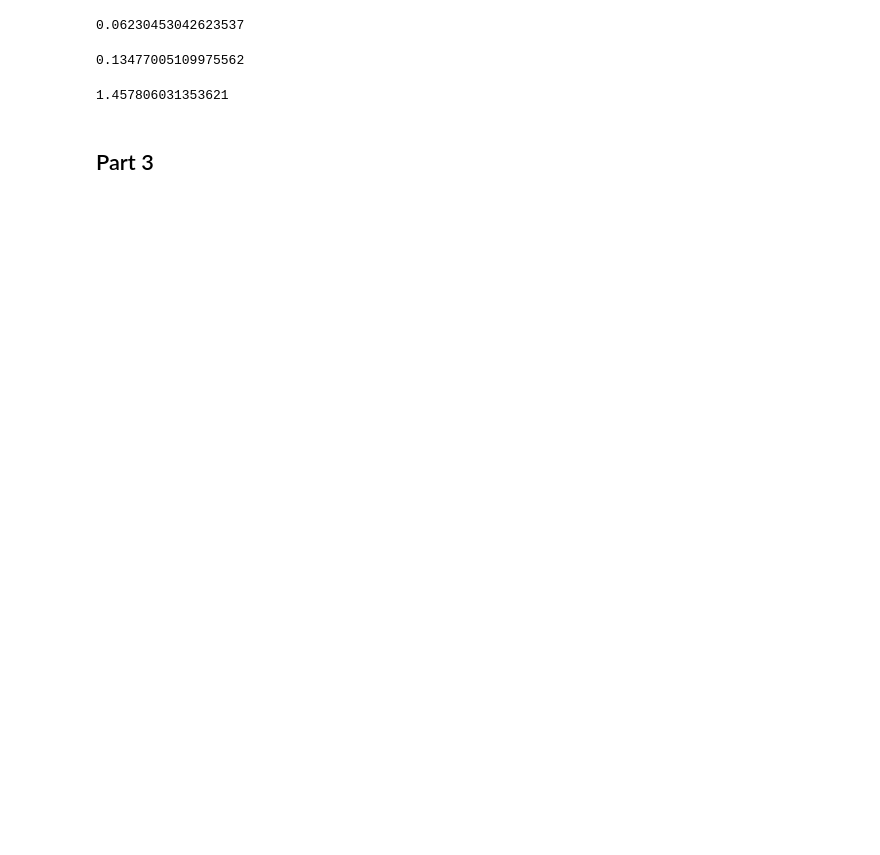
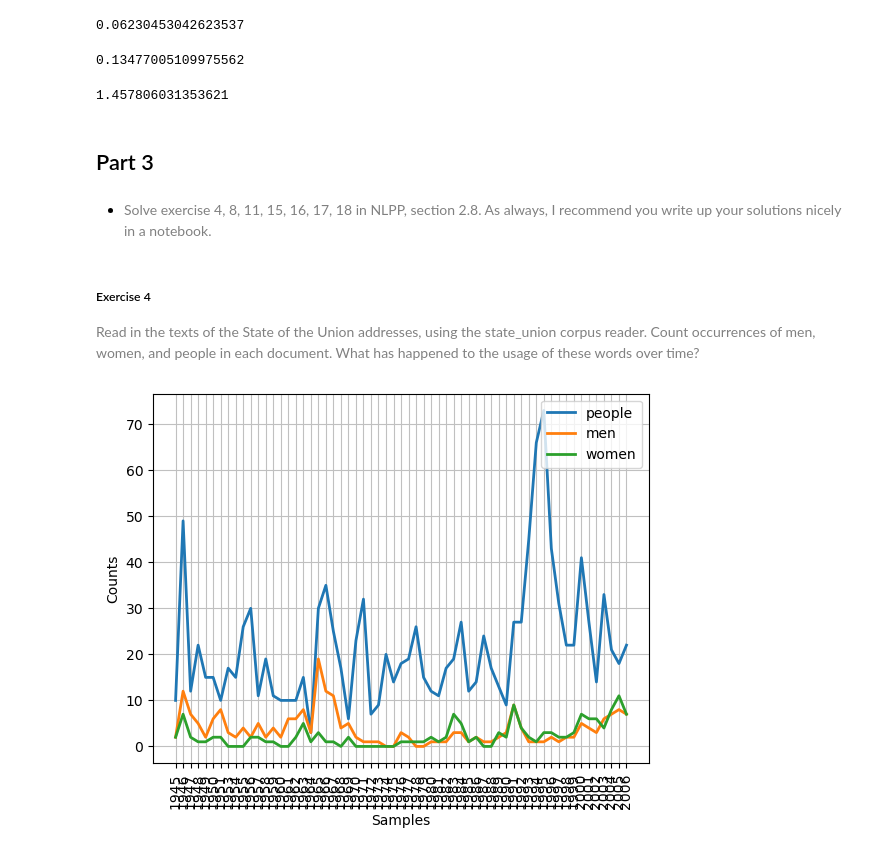
Before and after one commit to AleksandarLukic96/02805_Social_Graphs_and_Interactions, a Jupyter notebook: Exercise_solutions/Week_6.ipynb, the cells around one changed output. Saved outputs shown, nothing was run; the diff lists cells and outputs as text; code cells hidden in the pictures; blank space fills up the shorter version.

```diff
--- a/Exercise_solutions/Week_6.ipynb
+++ b/Exercise_solutions/Week_6.ipynb
@@ -163,3 +165,27 @@ percentage(text4.count('a'), len(text4))
 1.457806031353621
 # %% [markdown]
 ## Part 3
+# %% [markdown]
+* <font color='gray'> Solve exercise 4, 8, 11, 15, 16, 17, 18 in NLPP, section 2.8. As always, I recommend you write up your solutions nicely in a notebook. </font>
+# %% [markdown]
+##### Exercise 4
+
+<font color='gray'> Read in the texts of the State of the Union addresses, using the state_union corpus reader. Count occurrences of men, women, and people in each document. What has happened to the usage of these words over time? </font>
+# %%
+import nltk
+from nltk.corpus import state_union
+import matplotlib.pyplot as plt
+
+targets = ['men', 'women', 'people']
+
+cfd = nltk.ConditionalFreqDist(
+    (w.lower(), fileid[:4])
+    for fileid in state_union.fileids()
+    for w in state_union.words(fileid)
+    if w.lower() in targets)
+
+cfd.plot()
+
+plt.show()
+# %% [output]
+[figure, added]
```
Also changed, not shown: parts of 17 cells of this notebook.
